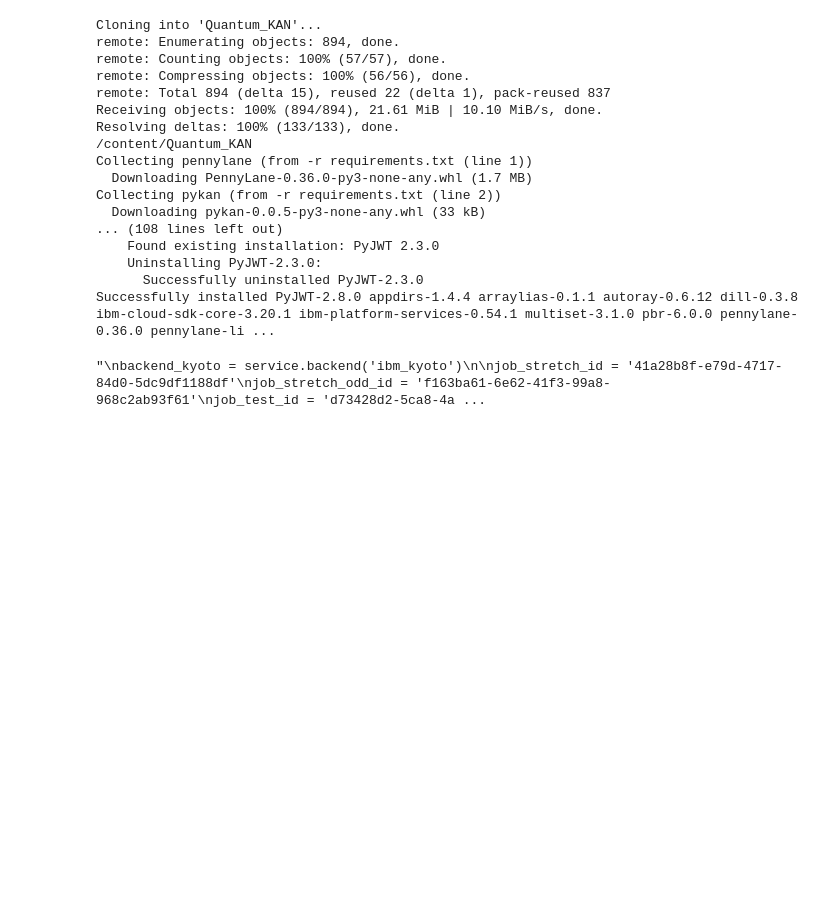
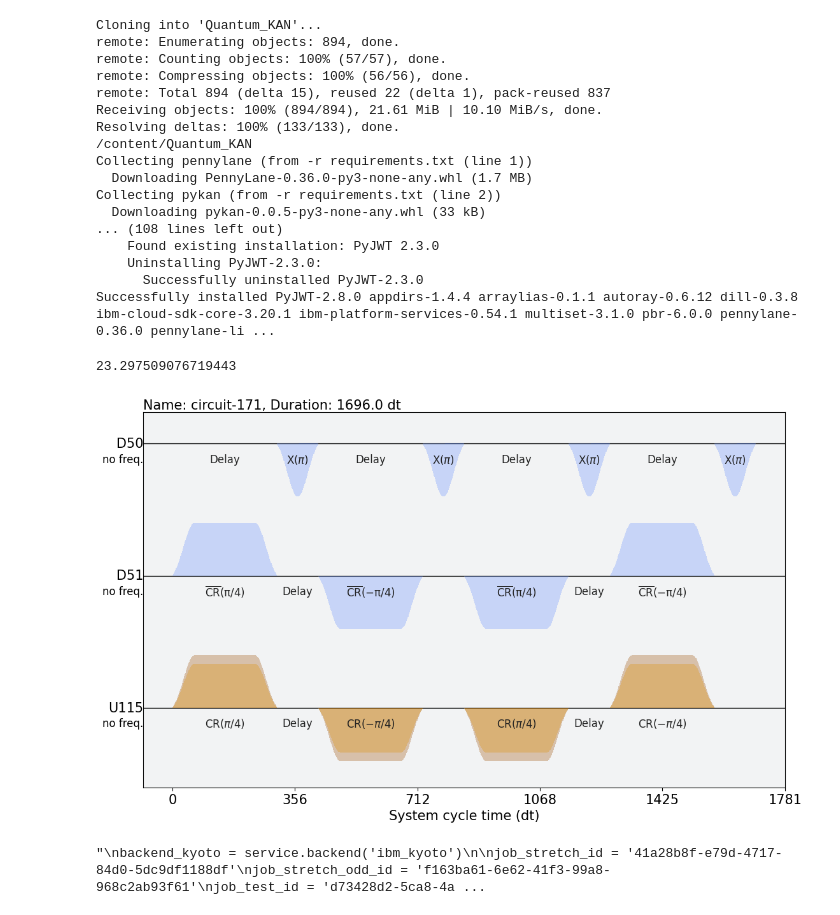
Before and after one commit to pop756/Quantum_KAN, a Jupyter notebook: Real_backend.ipynb, the cells around one changed output. Drawn from its saved outputs; the diff is of its cells as text; code cells hidden in the pictures; blank space fills up the shorter version.

```diff
--- a/Real_backend.ipynb
+++ b/Real_backend.ipynb
@@ -119,3 +119,11 @@ resilience_level = 1
 l = 0
 stretch = 3
 T_options = TwirlingOptions(enable_gates=True)
+# %%
+drive = 0.014298859946209065
+cr = 0.3331278193835458
+angel_cr = 2.378193853
+angle_drive = 0.110882
+cr/drive
+# %% [output]
+23.297509076719443
@@ -122 +132,14 @@ T_options = TwirlingOptions(enable_gates=True)
+# %%
+backend_temp = update_ecr(0,[(50,51)],backend,stretch=1)
+# %%
+qc = QuantumCircuit(2)
+qc.ecr(0,1)
+
+trans = generate_preset_pass_manager(1,backend=backend_temp,initial_layout=[50,51])
+qc = trans.run(qc)
+from qiskit import schedule
+
+schedule(qc,backend=backend).draw()
+# %% [output]
+[figure, added]
 # %%
```
Also changed, not shown: parts of 4 cells of this notebook, 1 other file.
